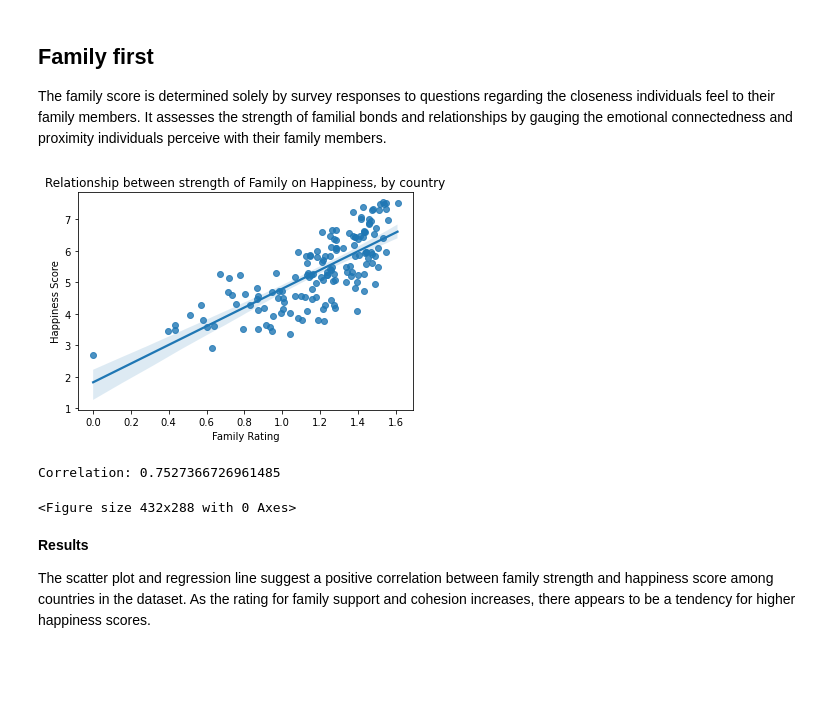
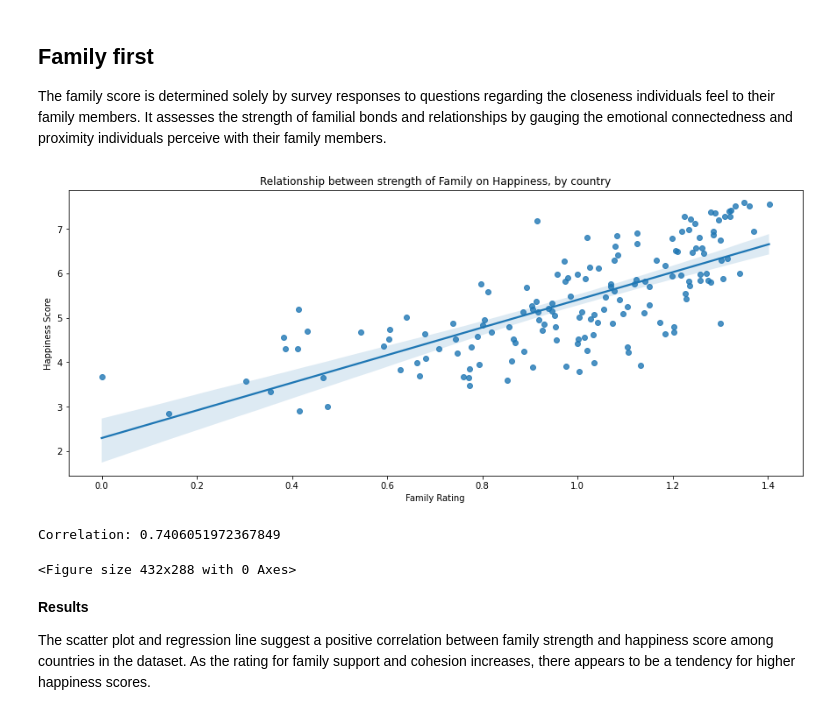
Before and after one commit to kyleyoshimoto/Happiness-EDA, a Jupyter notebook: Happiness2015-EDA.ipynb, the cells around one changed output. Cells and saved outputs as stored; diff of their text form; code cells hidden in the pictures; blank space fills up the shorter version.

```diff
--- a/Happiness2015-EDA.ipynb
+++ b/Happiness2015-EDA.ipynb
@@ -194,24 +217,27 @@ Based on the scatterplot, we can see that there is a strong positive correlation
 
 The family score is determined solely by survey responses to questions regarding the closeness individuals feel to their family members. It assesses the strength of familial bonds and relationships by gauging the emotional connectedness and proximity individuals perceive with their family members.
 # %%
-sns.regplot(x = "Family", y = "Happiness.Score", data = happy2017)
+# Defining the plot dimensions.
+plt.figure(figsize=(15, 6))
+
+sns.regplot(x = "Family", y = "Happiness Score", data = happy2015)
 
 ax = plt.subplot()
 
 ax.set_xlabel("Family Rating")
 ax.set_ylabel("Happiness Score")
 
 plt.title("Relationship between strength of Family on Happiness, by country")
 
 plt.show()
 plt.clf()
 
-family_correlation = happy2017["Family"].corr(happy2017['Happiness.Score'])
+family_correlation = happy2015["Family"].corr(happy2015['Happiness Score'])
 
 print("Correlation:", family_correlation)
 # %% [output]
-[figure, old version]
+[figure, new version]
-Correlation: 0.7527366726961485
+Correlation: 0.7406051972367849
 <Figure size 432x288 with 0 Axes>
 # %% [markdown]
 **Results**
```
Also changed, not shown: parts of 14 cells of this notebook.
